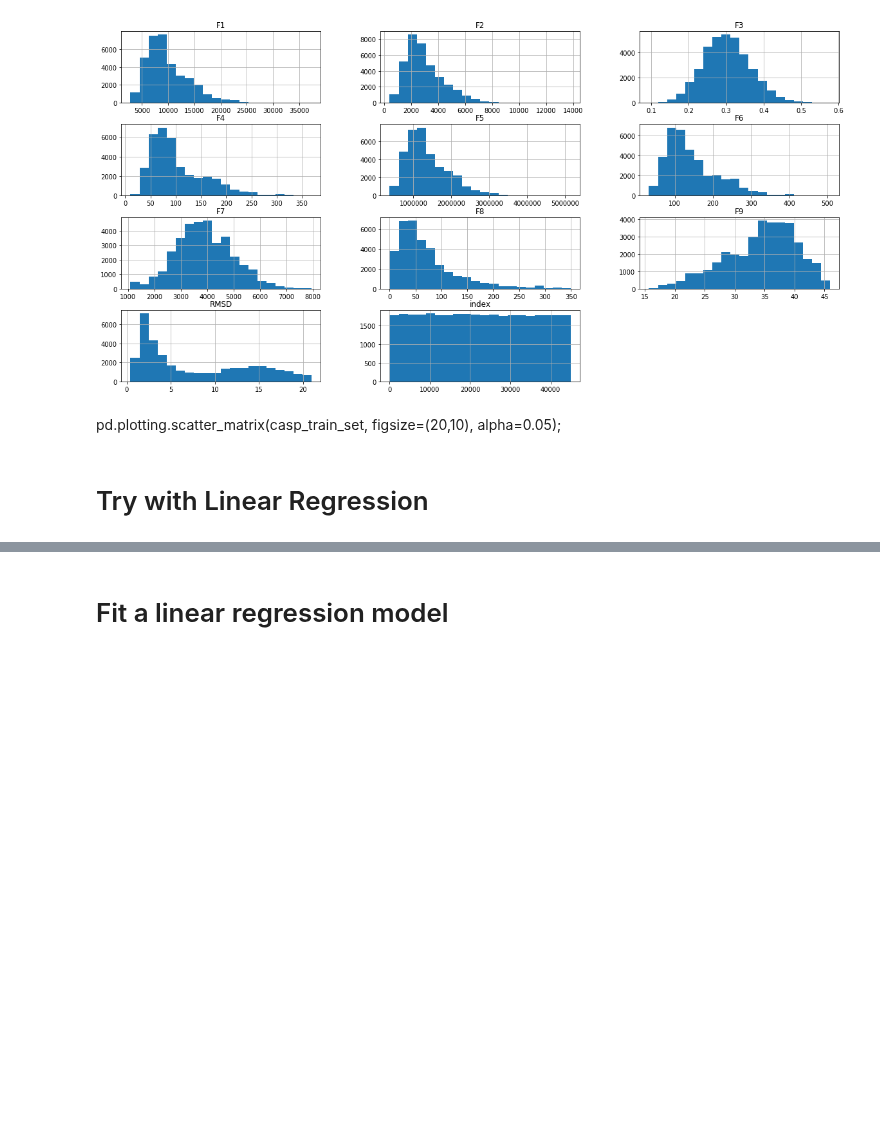
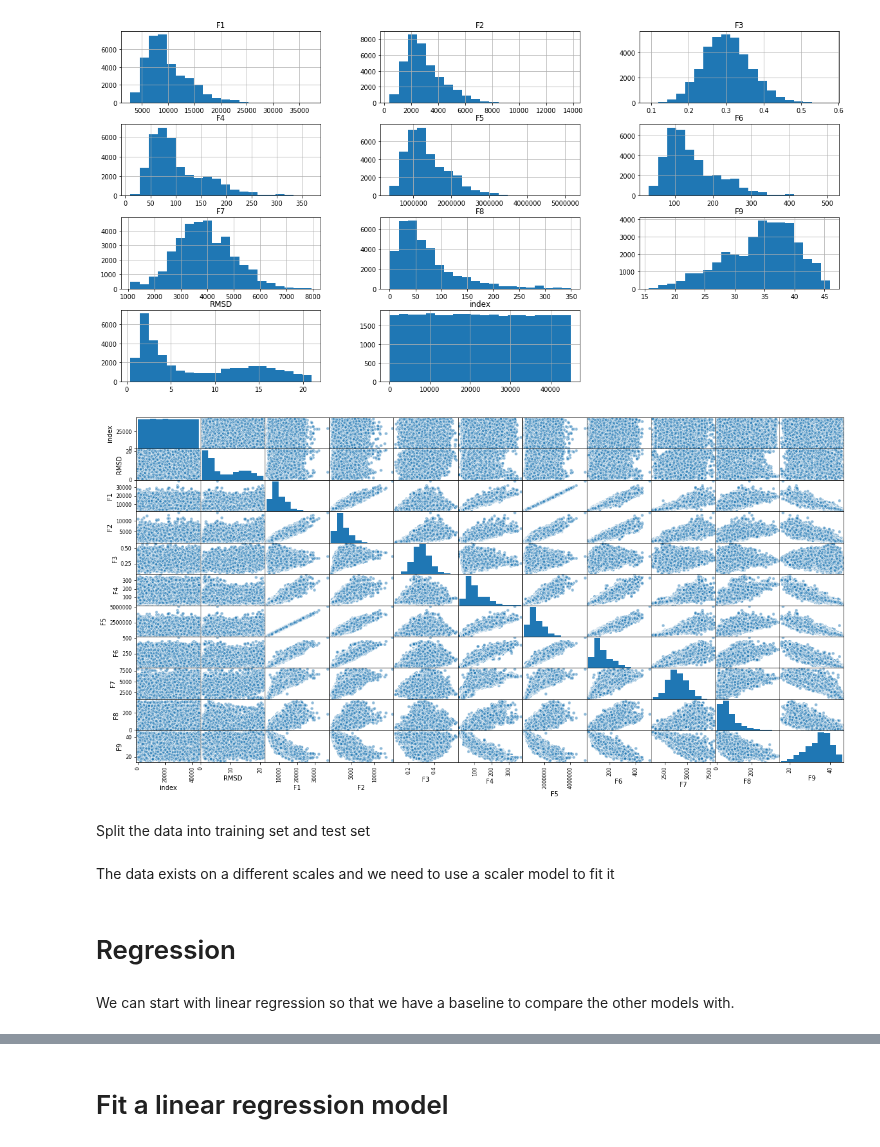
Before and after one commit to aniket-ak/Machine-Learning-CASP-Dataset, a Jupyter notebook: CASP_Exploring_Design_Space_with_pipelines.ipynb, the cells around one changed output, grey strips where cells are left out. Cells and saved outputs as stored; diff of their text form; code cells hidden in the pictures; blank space fills up the shorter version.

```diff
--- a/CASP_Exploring_Design_Space_with_pipelines.ipynb
+++ b/CASP_Exploring_Design_Space_with_pipelines.ipynb
@@ -186,11 +186,15 @@ for set_ in (casp_train_set, casp_test_set):
 casp_train_set.hist(bins=20, figsize=(20,10));
 # %% [output]
 [figure]
-# %% [markdown]
-pd.plotting.scatter_matrix(casp_train_set, figsize=(20,10), alpha=0.05);
-# %% [markdown]
-# Try with Linear Regression
+# %%
+pd.plotting.scatter_matrix(casp_train_set, figsize=(20,10), edgecolors='w', s=100);
+# %% [output]
+[figure, added]
+# %% [markdown]
+Split the data into training set and test set
 # %%
 X_train, y_train = casp_train_set.drop("RMSD", axis=1),casp_train_set["RMSD"]
 X_test, y_test = casp_test_set.drop("RMSD", axis=1),casp_test_set["RMSD"]
+# %% [markdown]
+The data exists on a different scales and we need to use a scaler model to fit it
 # %%
@@ -200,4 +204,8 @@ scaler = MinMaxScaler()
 
 X_train_scaled = scaler.fit_transform(X_train)
+# %% [markdown]
+# Regression
+# %% [markdown]
+We can start with linear regression so that we have a baseline to compare the other models with.
 # %%
 from sklearn.linear_model import LinearRegression
```
Also changed, not shown: parts of 13 cells of this notebook.
